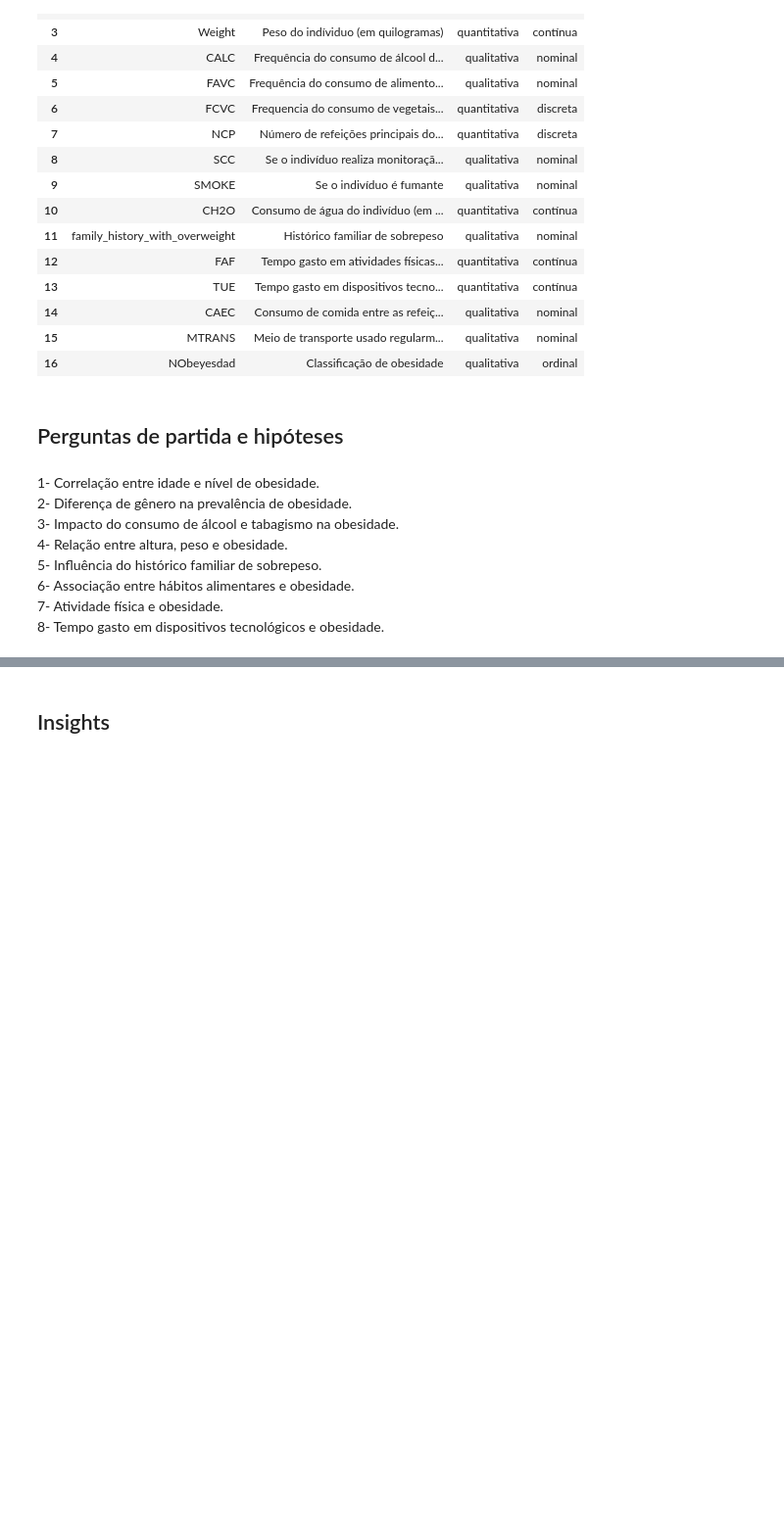
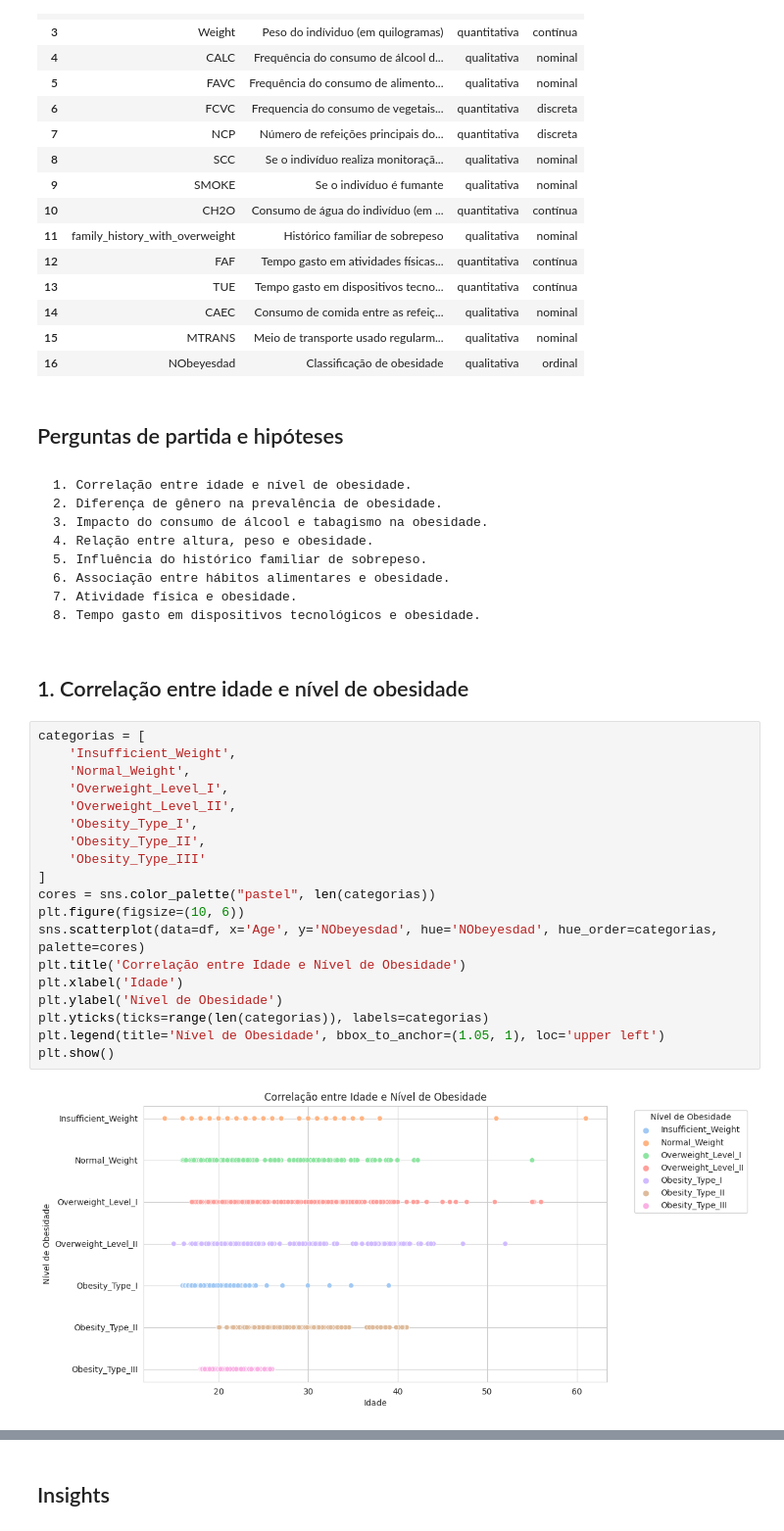
Before and after one commit to atlantico-academy/equipe5-2024.1, a Jupyter notebook: notebooks/01-exploratory_data_analysis.ipynb, the cells around one changed output, grey strips where cells are left out. Shown: that part at 98% size. Cells and saved outputs as stored; diff of their text form; blank space fills up the shorter version.

```diff
--- a/notebooks/01-exploratory_data_analysis.ipynb
+++ b/notebooks/01-exploratory_data_analysis.ipynb
@@ -214,11 +214,34 @@ dicionario
 # %% [markdown]
 ## Perguntas de partida e hipóteses
 # %% [markdown]
-1- Correlação entre idade e nível de obesidade.
-2- Diferença de gênero na prevalência de obesidade.
-3- Impacto do consumo de álcool e tabagismo na obesidade.
-4- Relação entre altura, peso e obesidade.
-5- Influência do histórico familiar de sobrepeso.
-6- Associação entre hábitos alimentares e obesidade.
-7- Atividade física e obesidade.
-8- Tempo gasto em dispositivos tecnológicos e obesidade.
+    1. Correlação entre idade e nível de obesidade.
+    2. Diferença de gênero na prevalência de obesidade.
+    3. Impacto do consumo de álcool e tabagismo na obesidade.
+    4. Relação entre altura, peso e obesidade.
+    5. Influência do histórico familiar de sobrepeso.
+    6. Associação entre hábitos alimentares e obesidade.
+    7. Atividade física e obesidade.
+    8. Tempo gasto em dispositivos tecnológicos e obesidade.
+# %% [markdown]
+## 1. Correlação entre idade e nível de obesidade
+# %%
+categorias = [
+    'Insufficient_Weight',
+    'Normal_Weight',
+    'Overweight_Level_I',
+    'Overweight_Level_II',
+    'Obesity_Type_I',
+    'Obesity_Type_II',
+    'Obesity_Type_III'
+]
+cores = sns.color_palette("pastel", len(categorias))
+plt.figure(figsize=(10, 6))
+sns.scatterplot(data=df, x='Age', y='NObeyesdad', hue='NObeyesdad', hue_order=categorias, palette=cores)
+plt.title('Correlação entre Idade e Nível de Obesidade')
+plt.xlabel('Idade')
+plt.ylabel('Nível de Obesidade')
+plt.yticks(ticks=range(len(categorias)), labels=categorias)
+plt.legend(title='Nível de Obesidade', bbox_to_anchor=(1.05, 1), loc='upper left')
+plt.show()
+# %% [output]
+[figure, added]
```
Also changed, not shown: parts of 4 cells of this notebook.
